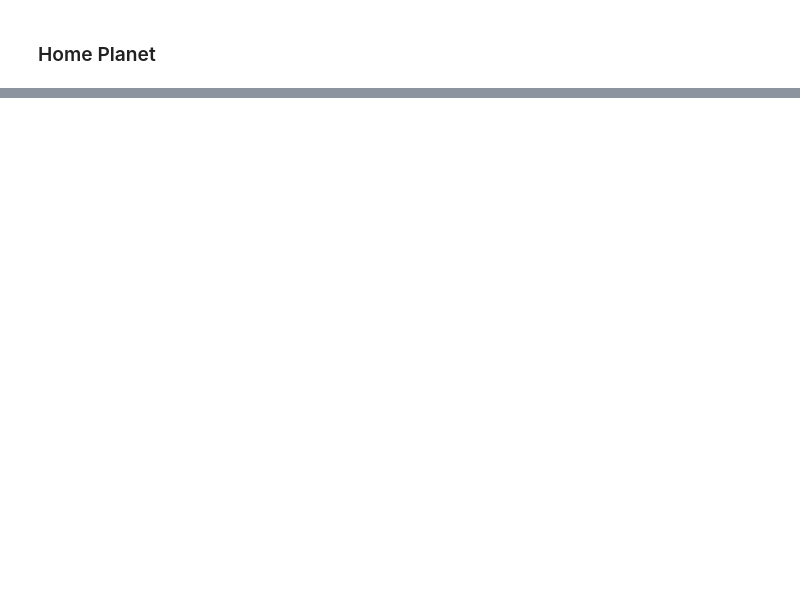
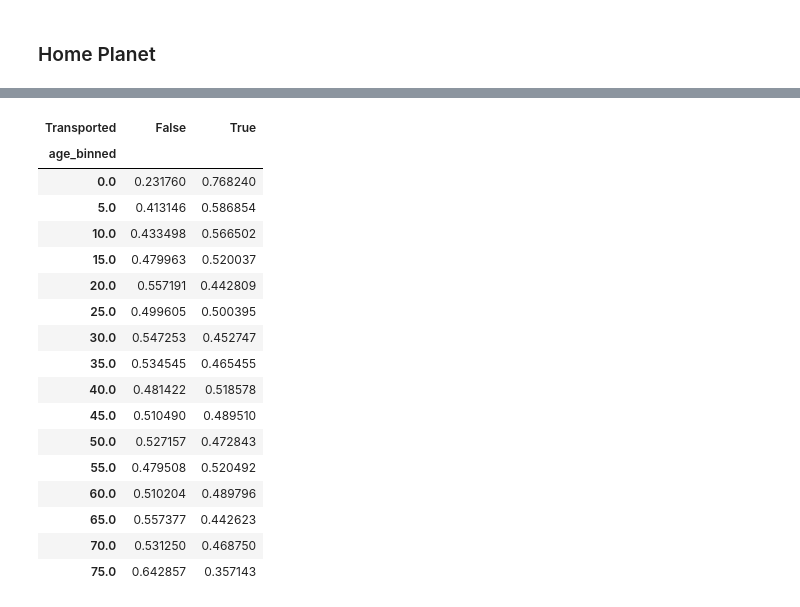
Before and after one commit to kaanan99/Spaceship-Titanic, a Jupyter notebook: space_titanic.ipynb, the cells around one changed output, grey strips where cells are left out. Saved outputs shown, nothing was run; the diff lists cells and outputs as text; code cells hidden in the pictures; blank space fills up the shorter version.

```diff
--- a/space_titanic.ipynb
+++ b/space_titanic.ipynb
@@ -45,11 +59,33 @@ for name in column_name:
+# %%
+def categorical_variable_survival_ratio(data_frame: pd.DataFrame, column_name:str) -> pd.DataFrame:
+    # Calculate total amounnt for each value in column
+    total_values = (
+        data_frame[column_name]
+        .value_counts()
+        .reset_index()
+        .rename(columns={'count':"total"})
+    )
+
+    # Calculate amount of of survivors and no-survivors for each value in column
+    transported_values = (
+        data_frame
+        .groupby([column_name, "Transported"])
+        .count()["PassengerId"]
+        .reset_index()
+        .rename(columns={'PassengerId':"amount"})
+    )
+
+    # Calculate survival ratio
+    survival_rates = total_values.merge(transported_values)
+    survival_rates["SurvivalRatio"] = survival_rates.amount / survival_rates.total
+
+    # Pivot Table
+    survival_rates = survival_rates.pivot(
+        columns="Transported",
+        index=column_name,
+        values="SurvivalRatio"
+    )
+
+    return survival_rates
 # %% [markdown]
 ### Home Planet
-# %%
-# Calculating how many passengers survived per home planet
-training_data["count"] = 1
-survivability_per_home_planet = (
-    training_data
-    .groupby(["HomePlanet", "Transported"])
-    .sum()["count"]
-    .reset_index()
-)
@@ -80,0 +197,3 @@ passenger_per_planet
+# %%
+bin = 5
+training_data["age_binned"] = training_data.Age // bin * bin
@@ -80,0 +220,21 @@ passenger_per_planet
+# %%
+categorical_variable_survival_ratio(training_data, "age_binned")
+# %% [output]
+| Transported | False | True |
+| age_binned |  |  |
+| 0.0 | 0.231760 | 0.768240 |
+| 5.0 | 0.413146 | 0.586854 |
+| 10.0 | 0.433498 | 0.566502 |
+| 15.0 | 0.479963 | 0.520037 |
+| 20.0 | 0.557191 | 0.442809 |
+| 25.0 | 0.499605 | 0.500395 |
+| 30.0 | 0.547253 | 0.452747 |
+| 35.0 | 0.534545 | 0.465455 |
+| 40.0 | 0.481422 | 0.518578 |
+| 45.0 | 0.510490 | 0.489510 |
+| 50.0 | 0.527157 | 0.472843 |
+| 55.0 | 0.479508 | 0.520492 |
+| 60.0 | 0.510204 | 0.489796 |
+| 65.0 | 0.557377 | 0.442623 |
+| 70.0 | 0.531250 | 0.468750 |
+| 75.0 | 0.642857 | 0.357143 |
```
Also changed, not shown: parts of 41 cells of this notebook.
